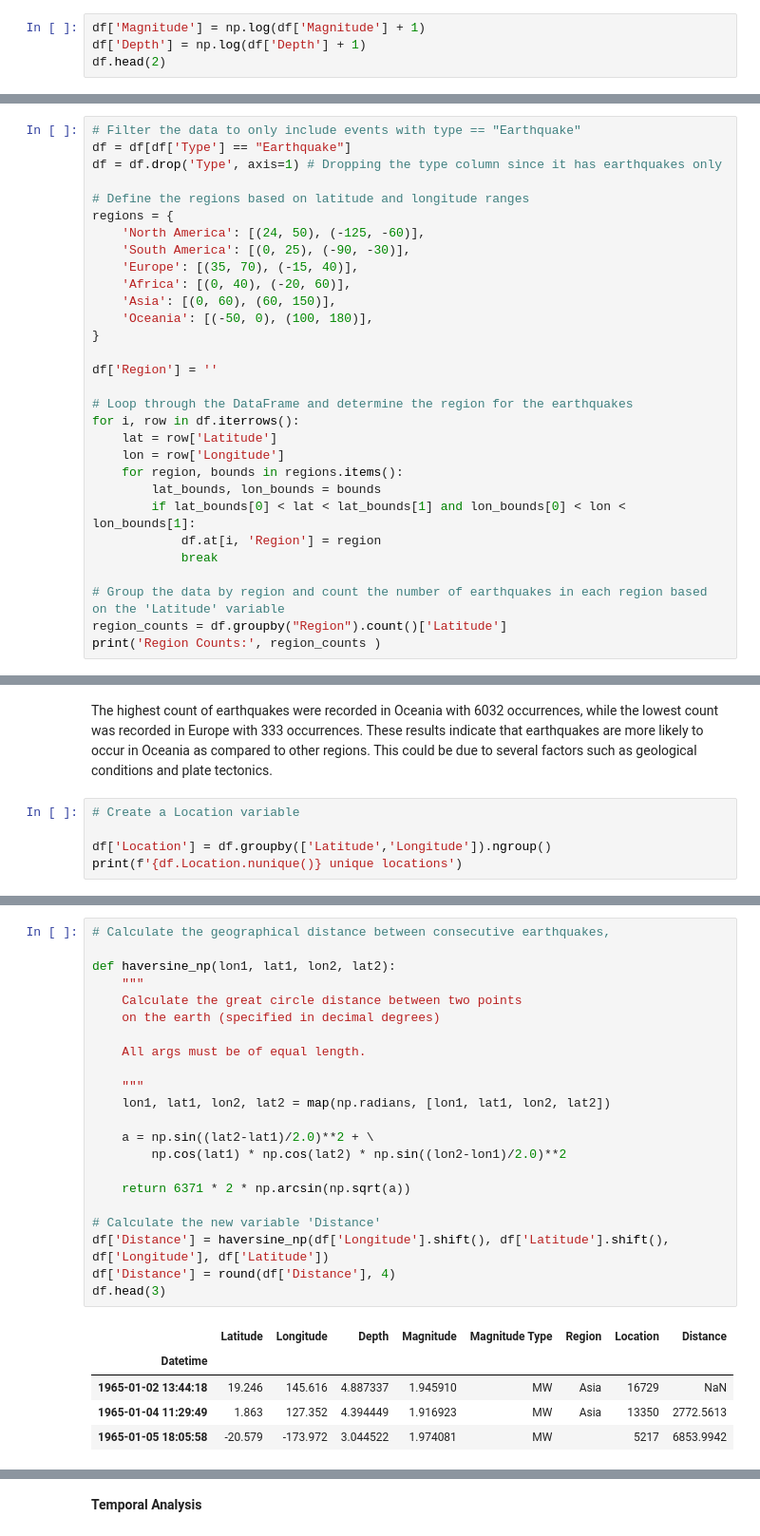
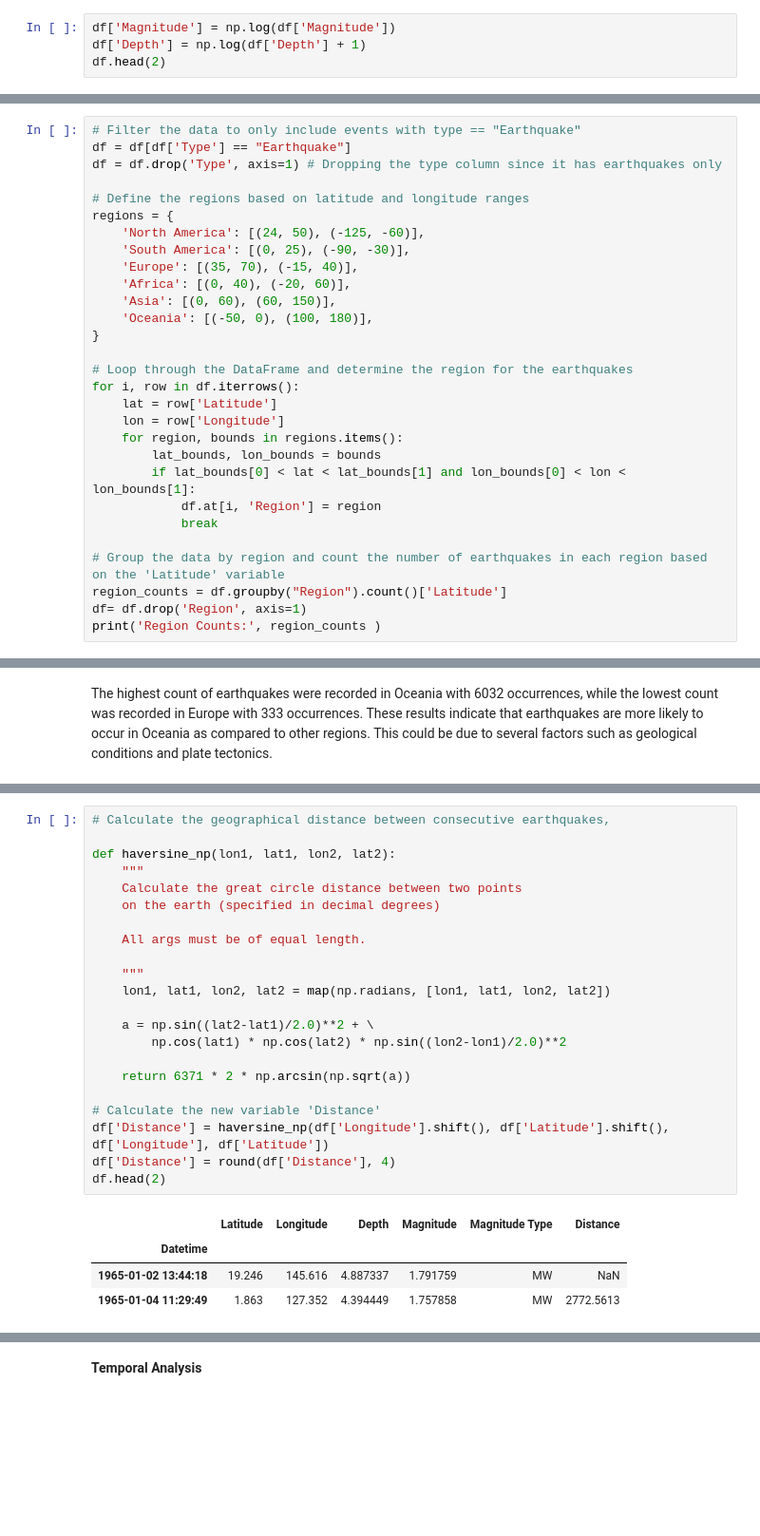
Before and after one commit to PerisN/Predicting-Earthquakes, a Jupyter notebook: Earthquakes.ipynb, the cells around one changed output, grey strips where cells are left out. Shown at 95% size. Cells and saved outputs as stored; diff of their text form; blank space fills up the shorter version.

```diff
--- a/Earthquakes.ipynb
+++ b/Earthquakes.ipynb
@@ -251,7 +267,7 @@ Skewness of Depth: 3.287643376513829
 # %% [markdown]
 Both variables are highly skewed hence we will perform log transformation
 # %%
-df['Magnitude'] = np.log(df['Magnitude'] + 1)
+df['Magnitude'] = np.log(df['Magnitude'])
 df['Depth'] = np.log(df['Depth'] + 1)
 df.head(2)
 # %% [output]
@@ -274,8 +290,6 @@ regions = {
     'Oceania': [(-50, 0), (100, 180)],
 }
 
-df['Region'] = ''
-
 # Loop through the DataFrame and determine the region for the earthquakes
 for i, row in df.iterrows():
     lat = row['Latitude']
@@ -288,6 +302,7 @@ for i, row in df.iterrows():
 
 # Group the data by region and count the number of earthquakes in each region based on the 'Latitude' variable
 region_counts = df.groupby("Region").count()['Latitude']
+df= df.drop('Region', axis=1)
 print('Region Counts:', region_counts )
 # %% [output]
 Region Counts: Region
@@ -301,8 +315,3 @@ South America     844
 Name: Latitude, dtype: int64
 # %% [markdown]
 The highest count of earthquakes were recorded in Oceania with 6032 occurrences, while the lowest count was recorded in Europe with 333 occurrences. These results indicate that earthquakes are more likely to occur in Oceania as compared to other regions. This could be due to several factors such as geological conditions and plate tectonics.
-# %%
-# Create a Location variable
-
-df['Location'] = df.groupby(['Latitude','Longitude']).ngroup()
-print(f'{df.Location.nunique()} unique locations')
@@ -311,31 +318,30 @@ print(f'{df.Location.nunique()} unique locations')
 # %%
 # Calculate the geographical distance between consecutive earthquakes,
 
 def haversine_np(lon1, lat1, lon2, lat2):
     """
     Calculate the great circle distance between two points
     on the earth (specified in decimal degrees)
 
     All args must be of equal length.
 
     """
     lon1, lat1, lon2, lat2 = map(np.radians, [lon1, lat1, lon2, lat2])
 
     a = np.sin((lat2-lat1)/2.0)**2 + \
         np.cos(lat1) * np.cos(lat2) * np.sin((lon2-lon1)/2.0)**2
 
     return 6371 * 2 * np.arcsin(np.sqrt(a))
 
 # Calculate the new variable 'Distance'
 df['Distance'] = haversine_np(df['Longitude'].shift(), df['Latitude'].shift(), df['Longitude'], df['Latitude'])
 df['Distance'] = round(df['Distance'], 4)
-df.head(3)
+df.head(2)
 # %% [output]
-|  | Latitude | Longitude | Depth | Magnitude | Magnitude Type | Region | Location | Distance |
-| Datetime |  |  |  |  |  |  |  |  |
-| 1965-01-02 13:44:18 | 19.246 | 145.616 | 4.887337 | 1.945910 | MW | Asia | 16729 | NaN |
-| 1965-01-04 11:29:49 | 1.863 | 127.352 | 4.394449 | 1.916923 | MW | Asia | 13350 | 2772.5613 |
-| 1965-01-05 18:05:58 | -20.579 | -173.972 | 3.044522 | 1.974081 | MW |  | 5217 | 6853.9942 |
+|  | Latitude | Longitude | Depth | Magnitude | Magnitude Type | Distance |
+| Datetime |  |  |  |  |  |  |
+| 1965-01-02 13:44:18 | 19.246 | 145.616 | 4.887337 | 1.791759 | MW | NaN |
+| 1965-01-04 11:29:49 | 1.863 | 127.352 | 4.394449 | 1.757858 | MW | 2772.5613 |
 # %%
 df['Distance'].describe()
 # %% [output]
```
Also changed, not shown: parts of 35 cells of this notebook.
